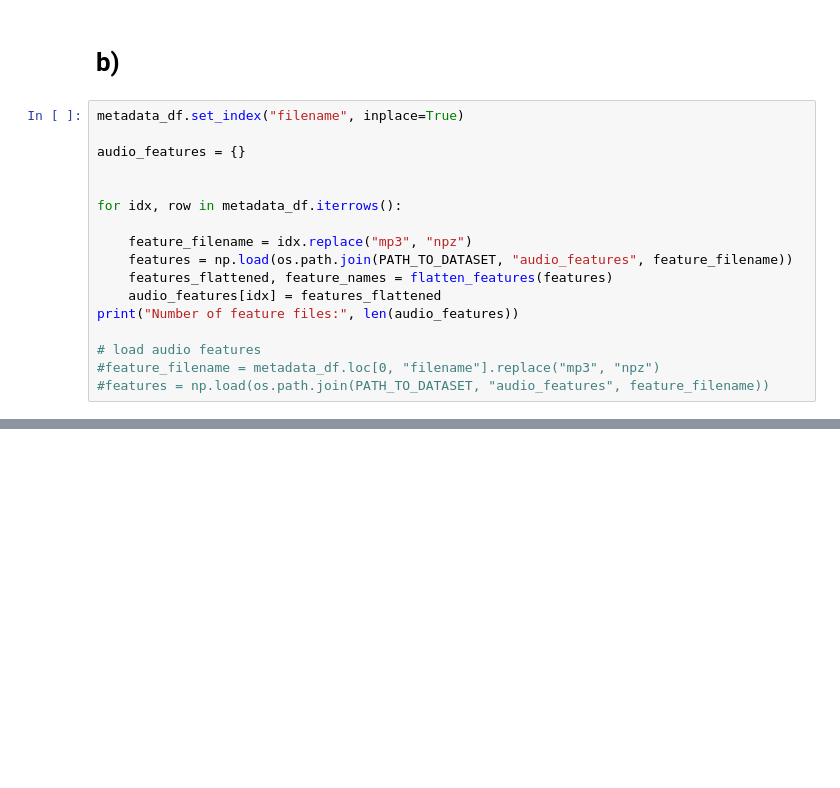
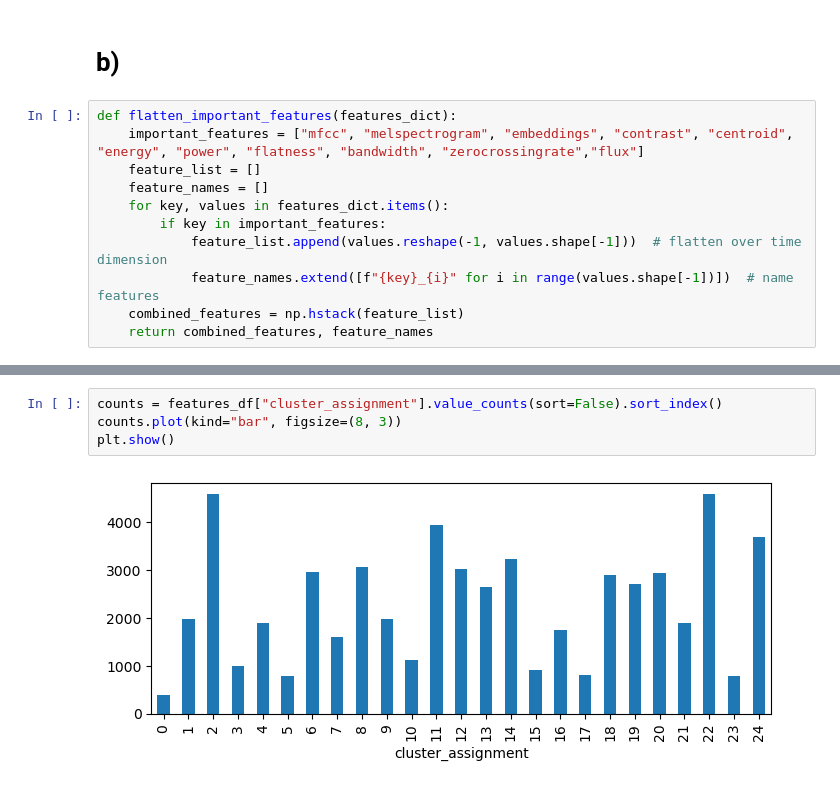
Before and after one commit to TJonasT/Project-MLCP-JKU-2025S, a Jupyter notebook: 2_data_exploration/MLPC2025_team-observe_task-02-data-exploration_1-report_3-audio-features.ipynb, the cells around one changed output, grey strips where cells are left out. Drawn from its saved outputs; the diff is of its cells as text; blank space fills up the shorter version.

```diff
--- a/2_data_exploration/MLPC2025_team-observe_task-02-data-exploration_1-report_3-audio-features.ipynb
+++ b/2_data_exploration/MLPC2025_team-observe_task-02-data-exploration_1-report_3-audio-features.ipynb
@@ -168,19 +171,13 @@ Feature Group: flux, Count: 1
 # %% [markdown]
 # b)
 # %%
-metadata_df.set_index("filename", inplace=True)
-
-audio_features = {}
-
-
-for idx, row in metadata_df.iterrows():
-
-    feature_filename = idx.replace("mp3", "npz")
-    features = np.load(os.path.join(PATH_TO_DATASET, "audio_features", feature_filename))
-    features_flattened, feature_names = flatten_features(features)
-    audio_features[idx] = features_flattened
-print("Number of feature files:", len(audio_features))
-
-# load audio features
-#feature_filename = metadata_df.loc[0, "filename"].replace("mp3", "npz")
-#features = np.load(os.path.join(PATH_TO_DATASET, "audio_features", feature_filename))
+def flatten_important_features(features_dict):
+    important_features = ["mfcc", "melspectrogram", "embeddings", "contrast", "centroid", "energy", "power", "flatness", "bandwidth", "zerocrossingrate","flux"]
+    feature_list = []
+    feature_names = []
+    for key, values in features_dict.items():
+        if key in important_features:
+            feature_list.append(values.reshape(-1, values.shape[-1]))  # flatten over time dimension
+            feature_names.extend([f"{key}_{i}" for i in range(values.shape[-1])])  # name features
+    combined_features = np.hstack(feature_list)
+    return combined_features, feature_names
@@ -346,0 +389,6 @@ plt.show()
+# %%
+counts = features_df["cluster_assignment"].value_counts(sort=False).sort_index()
+counts.plot(kind="bar", figsize=(8, 3))
+plt.show()
+# %% [output]
+[figure, added]
```
Also changed, not shown: parts of 21 cells of this notebook.
